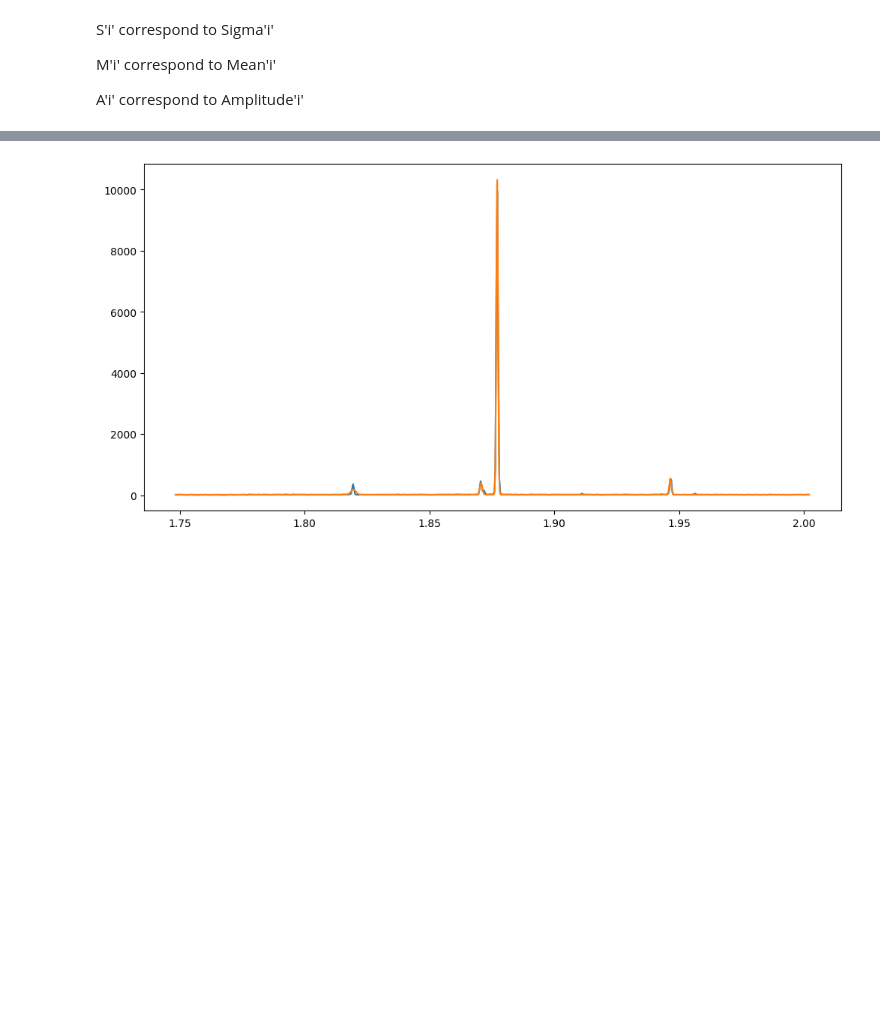
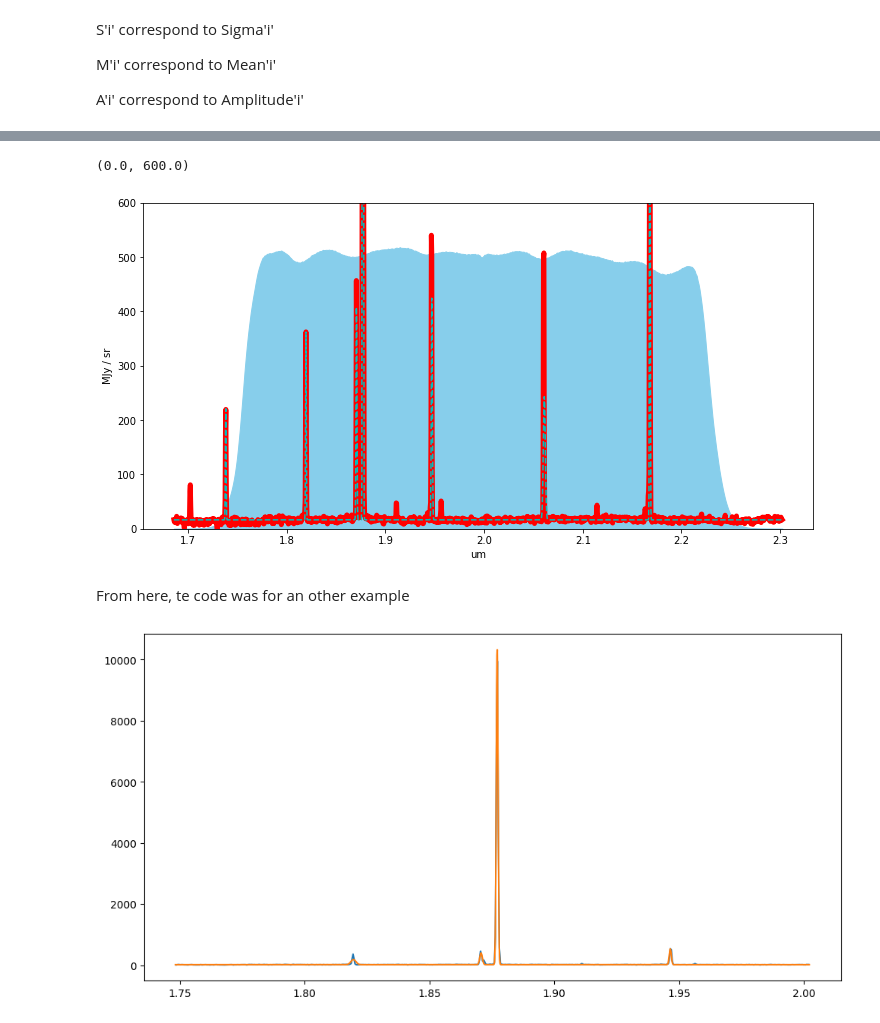
Before and after one commit to will-henney/globule-seminario, a Jupyter notebook: 30Doradus/Fit_to_spectrum_of_NIRSpec.ipynb, the cells around one changed output, grey strips where cells are left out. Cells and saved outputs as stored; diff of their text form; code cells hidden in the pictures; blank space fills up the shorter version.

```diff
--- a/30Doradus/Fit_to_spectrum_of_NIRSpec.ipynb
+++ b/30Doradus/Fit_to_spectrum_of_NIRSpec.ipynb
@@ -66,3 +55,3 @@ And cut the spectrum
 # %%
-x = Lamb['N_3'][2][idx_l:idx_r] # This is lambda
-y = Flux['N_3'][2][idx_l:idx_r] # This is the flux
+x = Lamb['N_3'][2] # This is lambda
+y = Flux['N_3'][2] # This is the flux
@@ -132,0 +65,29 @@ def fit_to_spec(lamb, flu):
+# %%
+class FilterSpectrum:
+    '''Spectrum in a certain filter'''
+
+    def __init__(self,lamb_Spec,flux_Spec,lamb_Filter,trou_Filter,factor = 0.1):
+        self.lambda_unit = lamb_Spec.unit
+        self.flux_unit = flux_Spec.unit
+        self.lamb_min = lamb_Filter[0]
+        self.lamb_max = lamb_Filter[len(lamb_Filter)-1]
+        self.cut(self.lamb_min,self.lamb_max,lamb_Spec.value,flux_Spec.value)
+        self.pix_width = self.x[1]-self.x[0]
+        self.weight_x = np.array([i for i in lamb_Filter])
+        self.weight_y = np.array([factor*max(self.y)*i for i in trou_Filter])
+        self.finding_peaks(self.y)
+        self.peaks_mean = self.x[self.peaks_idx]
+        self.peaks_amplitudes = self.peaks_info['prominences']
+
+    def cut(self,lambda_min,lambda_max,lambda_Spec,flux_Spec):
+        idx_min, idx_max = 0, 0
+        while lambda_Spec[idx_min] < lambda_min:
+            idx_min = idx_min + 1
+        while lambda_Spec[idx_max] < lambda_max:
+            idx_max = idx_max + 1
+        self.x = lambda_Spec[idx_min:idx_max]
+        self.y = flux_Spec[idx_min:idx_max]
+
+    def finding_peaks(self,flux):
+        flux_max = max(flux)
+        self.peaks_idx, self.peaks_info = find_peaks(flux,prominence=(0.01*flux_max,flux_max),height=0)
@@ -142,0 +137,4 @@ WARNING: The fit may be unsuccessful; check fit_info['message'] for more informa
+# %%
+T_F200W = pd.read_csv('/home/roberto/MAST_2026-07-31T01_03_53.583Z/nircam_throughput/detector_based_throughputs/NRCB3_F200W_system_throughput.txt', sep=' ', skiprows=1,header=None)
+exa_200 = FilterSpectrum(x,y,T_F200W[0],T_F200W[1])
+fit_200 = fit_Spec(exa_200.x,exa_200.y,exa_200.peaks_amplitudes,exa_200.peaks_mean,exa_200.pix_width)
@@ -143,3 +143,16 @@ WARNING: The fit may be unsuccessful; check fit_info['message'] for more informa
+# %%
+plt.figure(figsize=(12,6))
+plt.fill_between(exa_200.weight_x,exa_200.weight_y,color='skyblue')
+plt.plot(exa_200.x,exa_200.y,linewidth = 5, color ='r')
+plt.plot(exa_200.x,fit_200(exa_200.x),'--',color='c')
+plt.ylabel(f'{exa_200.flux_unit}')
+plt.xlabel(f'{exa_200.lambda_unit}')
+plt.ylim(0,600)
+# %% [output]
+(0.0, 600.0)
+[figure, added]
+# %% [markdown]
+From here, te code was for an other example
 # %%
 rgrid = np.linspace(1.7482,2.0022,2530)
 
```
Also changed, not shown: parts of 19 cells of this notebook.
